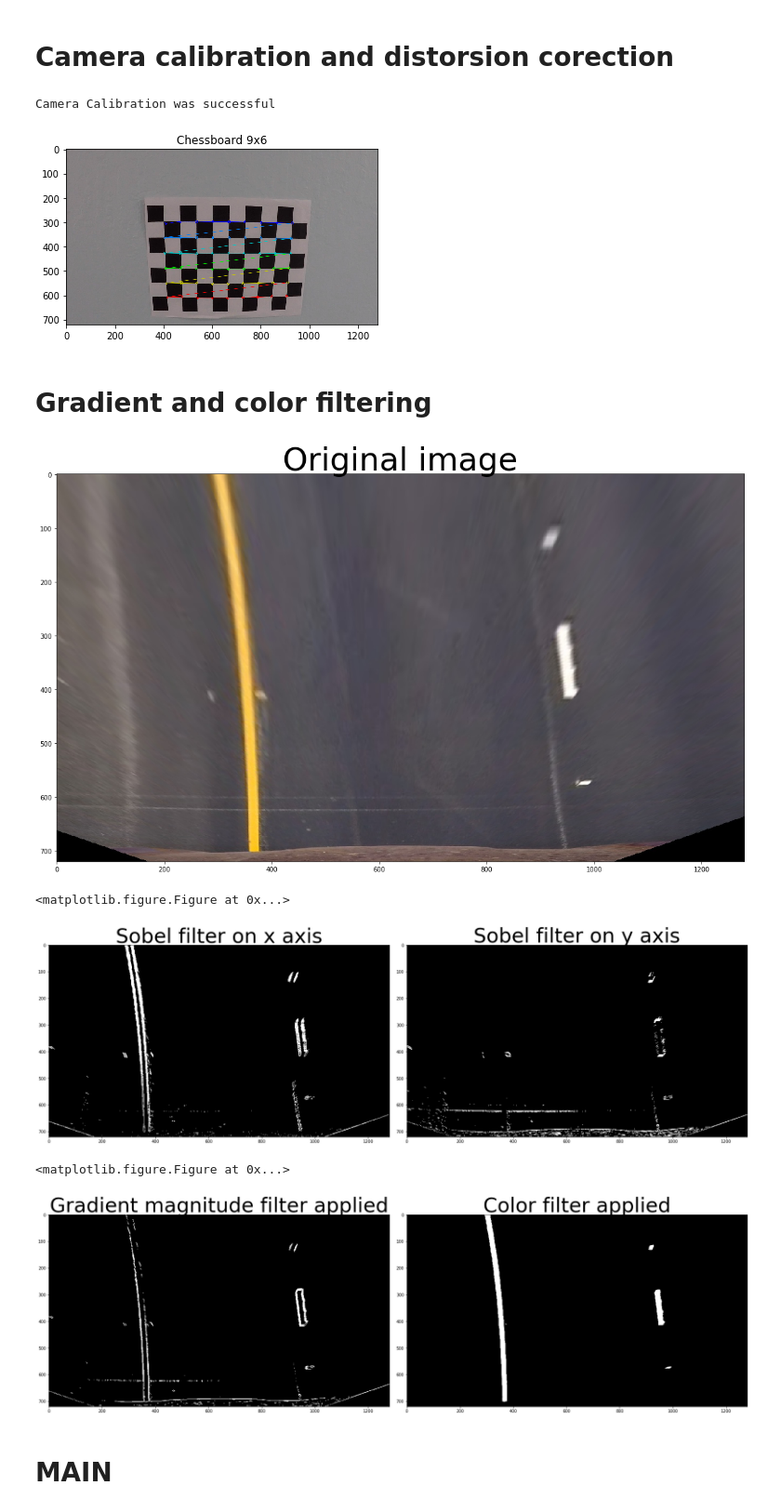
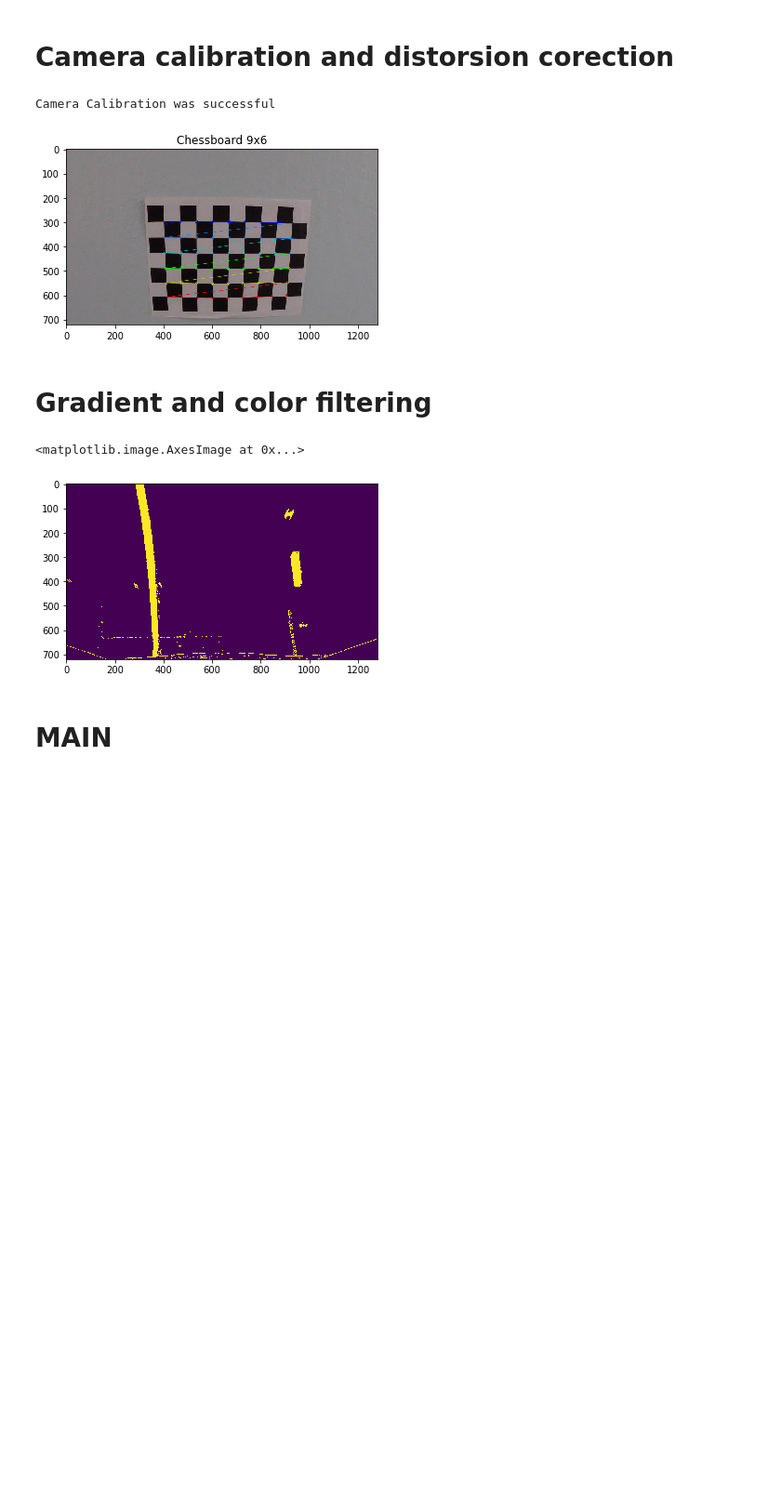
Before and after one commit to Valentinkvn/Udacity-Advanced-Lane-Finding-Project, a Jupyter notebook: Second Project - Advanced Lane Finding.ipynb, the cells around one changed output. Shown at 93% size. Cells and saved outputs as stored; diff of their text form; code cells hidden in the pictures; blank space fills up the shorter version.

```diff
--- a/Second Project - Advanced Lane Finding.ipynb
+++ b/Second Project - Advanced Lane Finding.ipynb
@@ -230,65 +230,37 @@ def color_select(image, threshS=(0, 255), threshL=(0,255), threshR=(0,255)):
     binary_output[(((S > threshS[0]) & (S <= threshS[1])) & ((R > threshR[0]) & (R <= threshR[1]))) | ((L > threshL[0]) & (L <= threshL[1]))] = 1
 
     # 3) Return a binary image of threshold result
     return binary_output
 
 
 
 # function to apply all the thresholds that were implemented above
 def applyThresholds(image):
 
     ksize = 3
     gradx = abs_sobel_threshold(image, orient='x', sobel_kernel=7, thresh=(20, 100))
     grady = abs_sobel_threshold(image, orient='y', sobel_kernel=7, thresh=(20, 100))
     mag_binary = mag_threshold(image, sobel_kernel=ksize, mag_thresh=(30, 100))
 
     color_binary = color_select(image, threshS=(100, 255), threshL=(180,255), threshR=(150,255))
 
-    f, (ax1) = plt.subplots(1, figsize=(24, 9))
-    f.tight_layout()
-    ax1.imshow(image, cmap = None)
-    ax1.set_title('Original image', fontsize=50)
-
-
-    plt.figure()
-    f, (ax1, ax2) = plt.subplots(1, 2, figsize=(24, 9))
-    f.tight_layout()
-    ax1.imshow(gradx, cmap = 'gray')
-    ax1.set_title('Sobel filter on x axis', fontsize=50)
-    ax2.imshow(grady, cmap='gray')
-    ax2.set_title('Sobel filter on y axis', fontsize=50)
-    plt.subplots_adjust(left=0., right=1, top=0.9, bottom=0.)
-
-    plt.figure()
-    f, (ax1, ax2) = plt.subplots(1, 2, figsize=(24, 9))
-    f.tight_layout()
-    ax1.imshow(mag_binary, cmap = 'gray')
-    ax1.set_title('Gradient magnitude filter applied', fontsize=50)
-    ax2.imshow(color_binary, cmap='gray')
-    ax2.set_title('Color filter applied', fontsize=50)
-    plt.subplots_adjust(left=0., right=1, top=0.9, bottom=0.)
-
-
     combined = np.zeros_like(color_binary)
     combined[(gradx == 1) | (mag_binary == 1) | (color_binary == 1)] = 1
 
 #     show(gradx, 'sobelx', 'gray')
 #     show(mag_binary, 'magnitude', 'gray')
 #     show(color_binary, 'color', 'gray')
 #     show(combined, 'combined', 'gray')
 
     return combined
 
 img = mpimg.imread('video_images/warped.jpg')
 combined = applyThresholds(img)
-# plt.figure()
-# plt.imshow(combined)
+plt.figure()
+plt.imshow(combined)
 # %% [output]
+<matplotlib.image.AxesImage at 0x...>
-[figure, old version]
+[figure, new version]
-<matplotlib.figure.Figure at 0x...>
-[figure, removed]
-<matplotlib.figure.Figure at 0x...>
-[figure, removed]
 # %%
 # the function which takes the image and makes the perspective transform to the 'bird eye view' perspective
 def perspectiveTransform(image):
```
Also changed, not shown: parts of 4 cells of this notebook, 9 other files.
